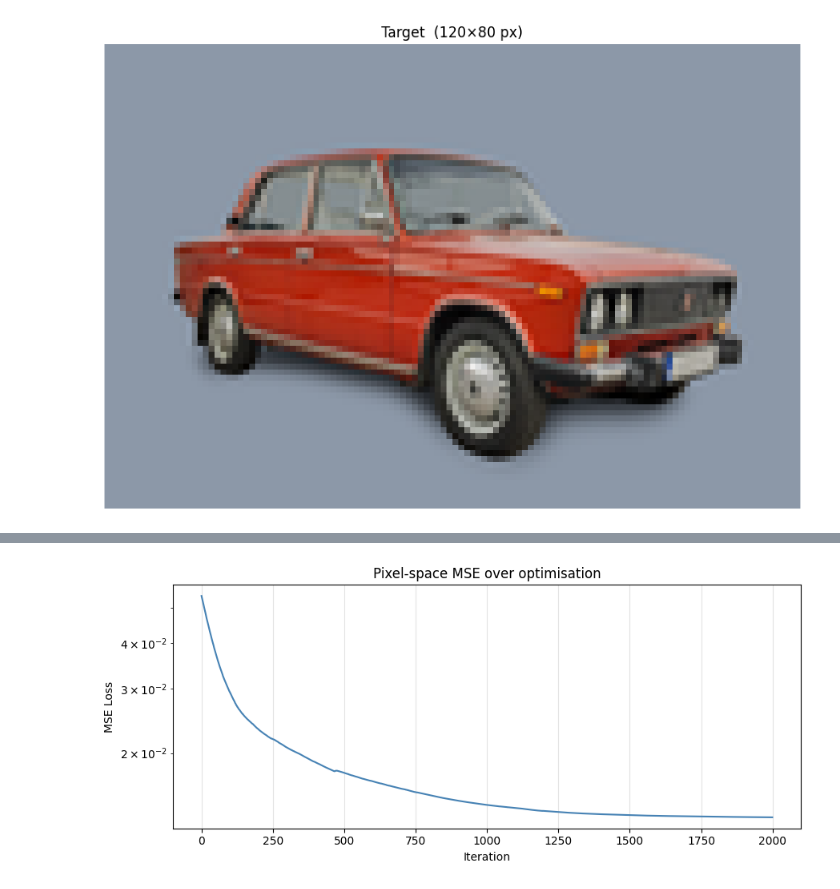
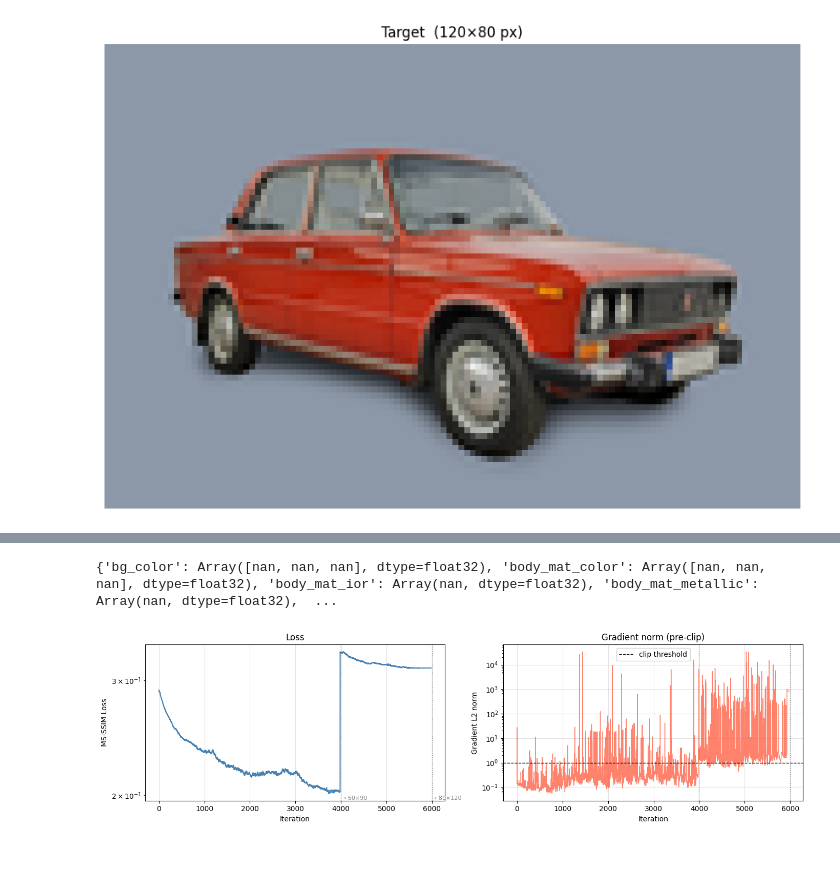
Before and after one commit to andrinr/jaxcad, a Jupyter notebook: examples/diff_render_fit.ipynb, the cells around one changed output, grey strips where cells are left out. Drawn from its saved outputs; the diff is of its cells as text; code cells hidden in the pictures; blank space fills up the shorter version.

```diff
--- a/examples/diff_render_fit.ipynb
+++ b/examples/diff_render_fit.ipynb
@@ -184,7 +229,7 @@ diff_render = functionalize_render(
     shadow_steps=12,
     shadow_hardness=6.0,
     gamma=2.2,
-    fd_normals=True,
+    fd_normals=False,
 )
 
 print("Rendering initial scene (first run triggers XLA compilation)...")
@@ -259,15 +491,39 @@ step  470  loss = 0.01966
+# %%
+print(params)
+# %% [output]
+{'bg_color': Array([nan, nan, nan], dtype=float32), 'body_mat_color': Array([nan, nan, nan], dtype=float32), 'body_mat_ior': Array(nan, dtype=float32), 'body_mat_metallic': Array(nan, dtype=float32),  ...
 # %%
-fig, ax = plt.subplots(figsize=(9, 4))
-ax.plot(losses, color="steelblue", linewidth=1.5)
-ax.set_xlabel("Iteration")
-ax.set_ylabel("MSE Loss")
-ax.set_title("Pixel-space MSE over optimisation")
-ax.set_yscale("log")
-ax.grid(True, alpha=0.35)
+fig, (ax1, ax2) = plt.subplots(1, 2, figsize=(14, 4))
+
+ax1.plot(losses, color="steelblue", linewidth=1.5)
+ax1.set_xlabel("Iteration")
+ax1.set_ylabel("MS-SSIM Loss")
+ax1.set_title("Loss")
+ax1.set_yscale("log")
+ax1.grid(True, alpha=0.35)
+
+ax2.plot(grad_norms[: len(losses)], color="tomato", linewidth=1.0, alpha=0.8)
+ax2.set_xlabel("Iteration")
+ax2.set_ylabel("Gradient L2 norm")
+ax2.set_title("Gradient norm (pre-clip)")
+ax2.set_yscale("log")
+ax2.axhline(1.0, color="black", linewidth=1.0, linestyle="--", label="clip threshold")
+ax2.legend()
+ax2.grid(True, alpha=0.35)
+
+# Mark phase boundaries
+for boundary, label in zip(
+    [phases[0]["steps"], phases[0]["steps"] + phases[1]["steps"]],
+    ["→ 60×90", "→ 80×120"],
+):
+    for ax in (ax1, ax2):
+        ax.axvline(boundary, color="gray", linewidth=1.0, linestyle=":")
+    ax1.text(boundary + 5, ax1.get_ylim()[0], label, fontsize=8, color="gray", va="bottom")
+
 plt.tight_layout()
 plt.show()
 # %% [output]
-[figure, old version]
+[figure, new version]
 # %%
 HIRES = (240, 360)
 target_hires = np.array(target_pil.resize((HIRES[1], HIRES[0]), Image.LANCZOS)) / 255.0
```
Also changed, not shown: parts of 10 cells of this notebook, 29 other files.
